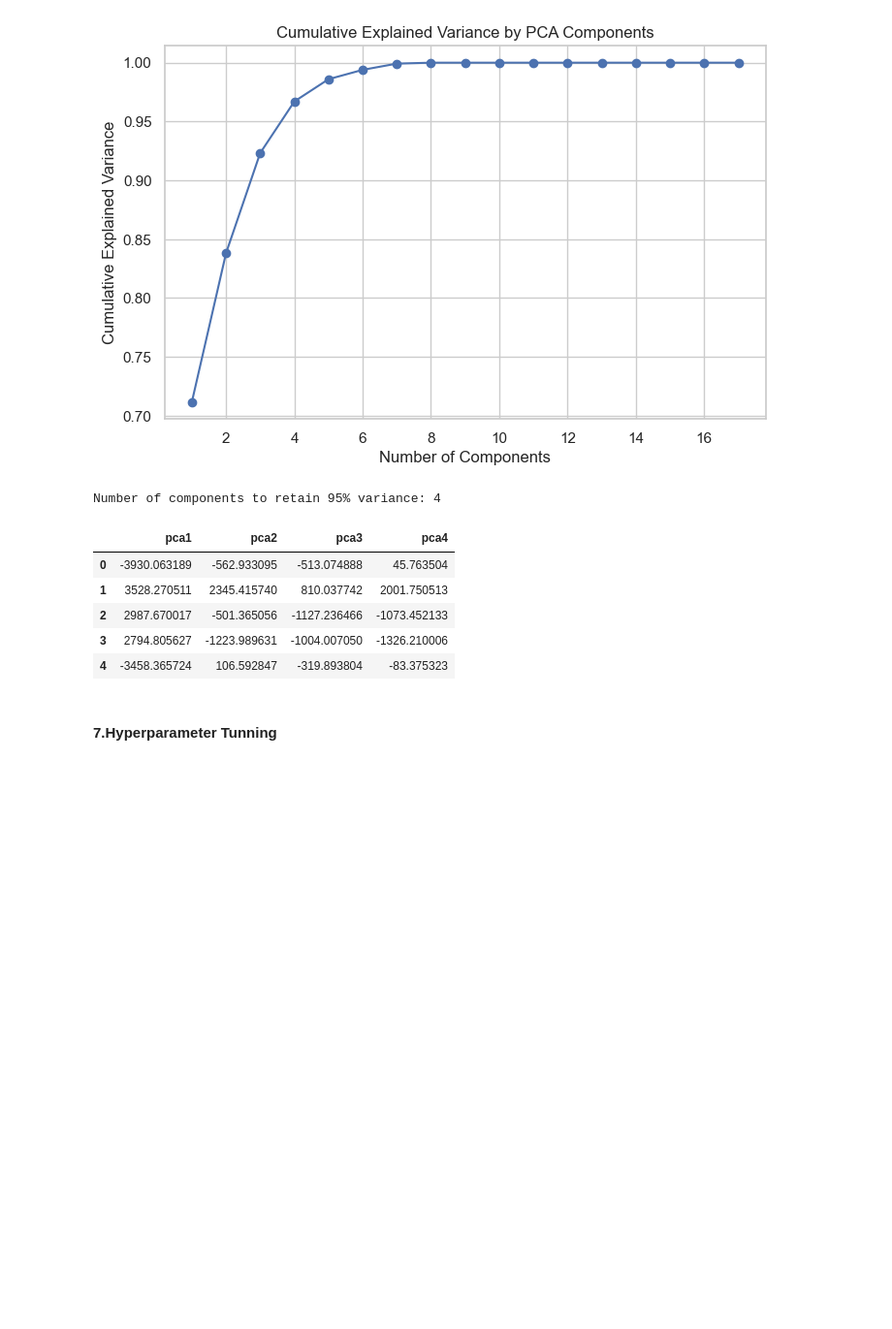
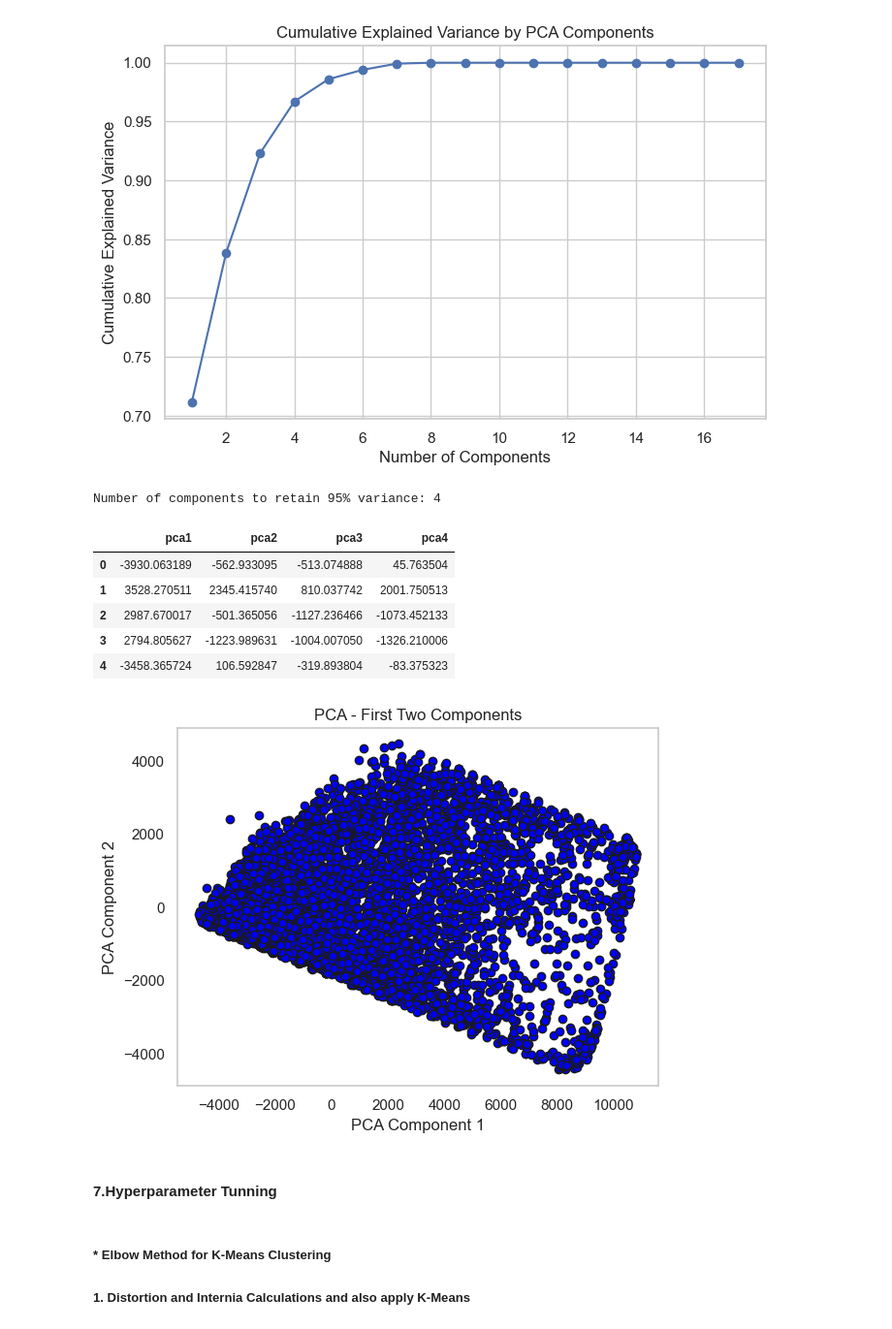
Before and after one commit to coolDatageek/clusteringProjects, a Jupyter notebook: SbiMarketSegmentation.ipynb, the cells around one changed output. Shown at 97% size. Drawn from its saved outputs; the diff is of its cells as text; code cells hidden in the pictures; blank space fills up the shorter version.

```diff
--- a/SbiMarketSegmentation.ipynb
+++ b/SbiMarketSegmentation.ipynb
@@ -346,4 +352,4 @@ from sklearn.preprocessing import StandardScaler
 from sklearn.decomposition import PCA
 # %%
 scaler = StandardScaler()
-scaler.fit_transform(customer_data)
+customer_data_scaled=scaler.fit_transform(customer_data)
@@ -400,5 +392,17 @@ pca_df.head()
 | 2 | 2987.670017 | -501.365056 | -1127.236466 | -1073.452133 |
 | 3 | 2794.805627 | -1223.989631 | -1004.007050 | -1326.210006 |
 | 4 | -3458.365724 | 106.592847 | -319.893804 | -83.375323 |
+# %%
+plt.scatter(pca_df['pca1'], pca_df['pca2'], c='blue', marker='o', edgecolor='k')
+plt.xlabel('PCA Component 1')
+plt.ylabel('PCA Component 2')
+plt.title('PCA - First Two Components')
+plt.grid()
+plt.show()
+# %% [output]
+[figure, added]
 # %% [markdown]
 #### 7.Hyperparameter Tunning
+# %% [markdown]
+##### * Elbow Method for K-Means Clustering
+##### 1. Distortion and Internia Calculations and also apply K-Means
```
Also changed, not shown: parts of 38 cells of this notebook.
